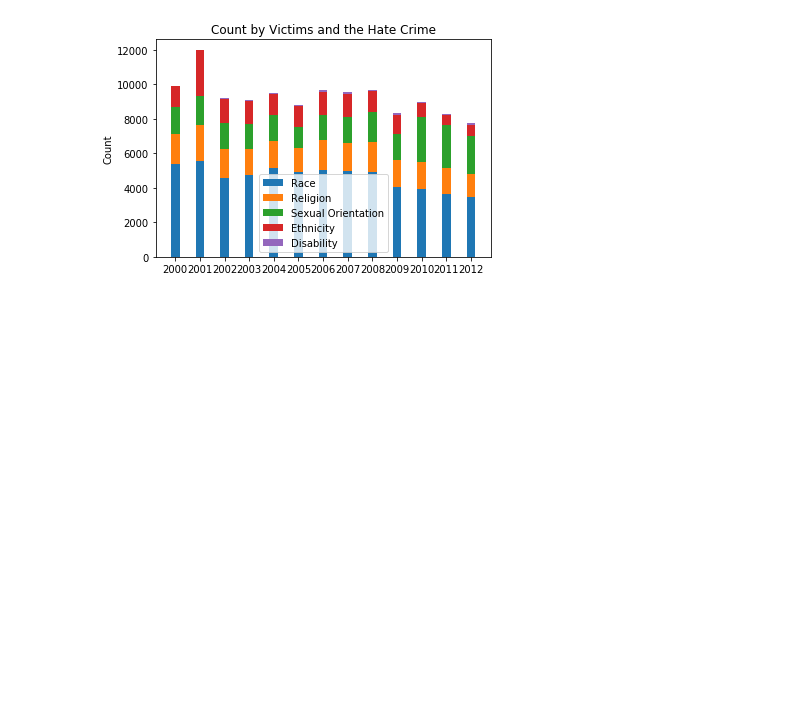
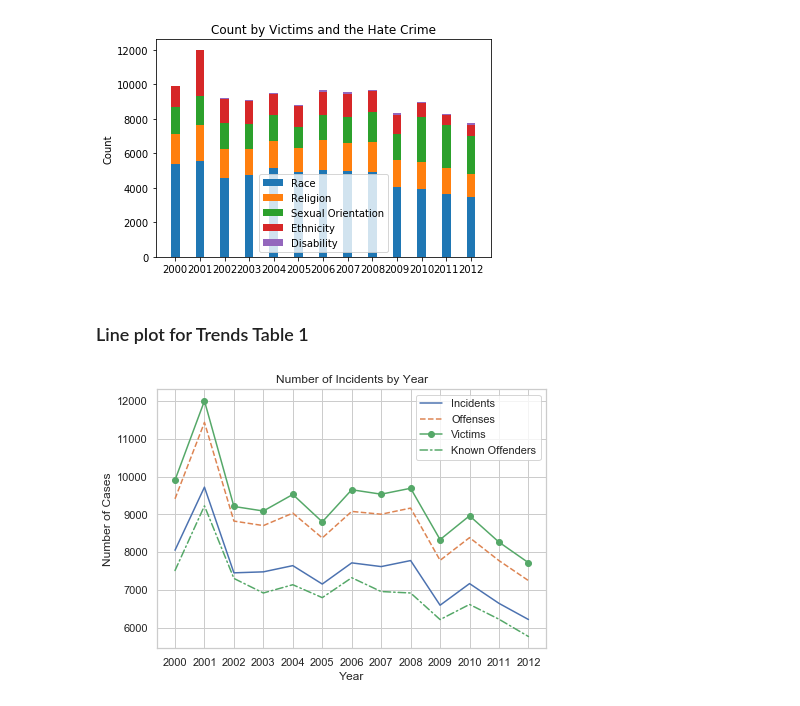
Before and after one commit to helenhc/Crime-Hate-Crime, a Jupyter notebook: tables 1 & 2.ipynb, the cells around one changed output. Cells and saved outputs as stored; diff of their text form; code cells hidden in the pictures; blank space fills up the shorter version.

Commit message:
line plot over time

```diff
--- a/tables 1 & 2.ipynb
+++ b/tables 1 & 2.ipynb
@@ -455,3 +455,5 @@ plt.legend((p1[0], p2[0], p3[0], p4[0], p5[0]), ('Race', 'Religion', 'Sexual Ori
 plt.show()
 # %% [output]
 [figure]
+# %% [markdown]
+### Line plot for Trends Table 1
@@ -457,0 +497,20 @@ plt.show()
+# %%
+x = ['2000', '2001', '2002', '2003', '2004', '2005', '2006', '2007', '2008', '2009', '2010', '2011', '2012']
+p1 = plt.plot(num_incidents)
+p2 = plt.plot(num_offenses, linestyle='dashed')
+p3 = plt.plot(num_victims, 'g-o')
+p4 = plt.plot(num_knownoff, linestyle=(0, (5, 2, 1, 2)), dash_capstyle='round')
+plt.legend((p1[0], p2[0], p3[0], p4[0], p5[0]), ('Incidents', 'Offenses', 'Victims', 'Known Offenders'))
+
+
+plt.title('Number of Incidents by Year')
+plt.grid(True)
+plt.xlabel('Year')
+plt.ylabel('Number of Cases')
+xi = list(range(len(x)))
+plt.xticks(xi, x)
+# from matplotlib.pyplot import figure
+plt.subplots_adjust(left=0.09, bottom=0.07, right=0.99, top=0.97, wspace=0.2 , hspace=0.17)
+plt.show()
+# %% [output]
+[figure, added]
```
Also changed, not shown: parts of 1 cell of this notebook.
